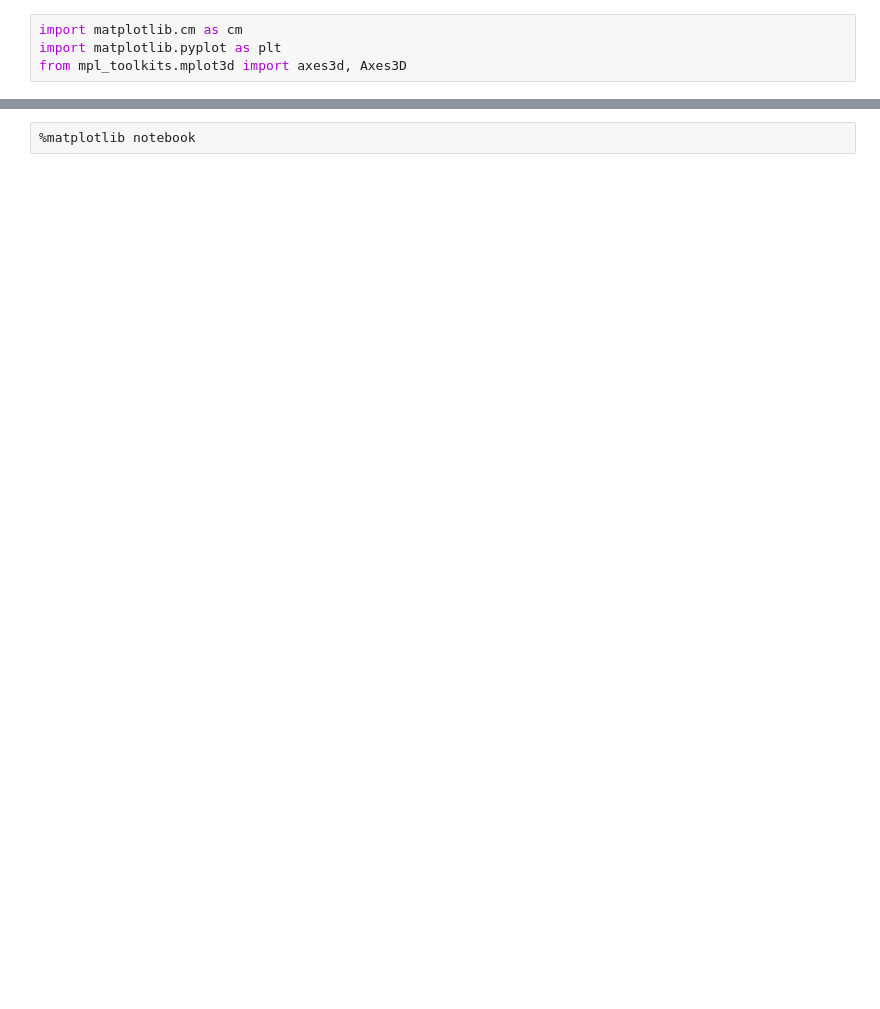
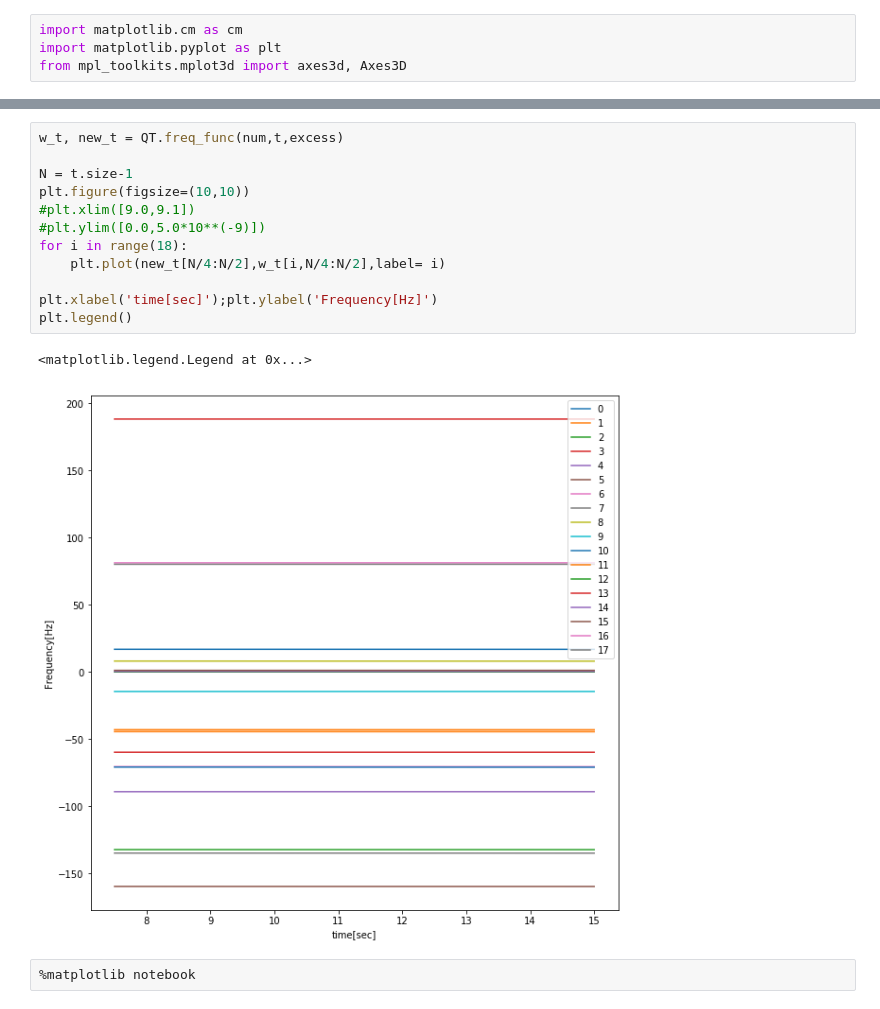
Before and after one commit to zhichen3/QA-sim, a Jupyter notebook: notebook/BSC_test.ipynb, the cells around one changed output, grey strips where cells are left out. Saved outputs shown, nothing was run; the diff lists cells and outputs as text; blank space fills up the shorter version.

```diff
--- a/notebook/BSC_test.ipynb
+++ b/notebook/BSC_test.ipynb
@@ -85,3 +82,18 @@ plt.legend()
+# %%
+w_t, new_t = QT.freq_func(num,t,excess)
+
+N = t.size-1
+plt.figure(figsize=(10,10))
+#plt.xlim([9.0,9.1])
+#plt.ylim([0.0,5.0*10**(-9)])
+for i in range(18):
+    plt.plot(new_t[N/4:N/2],w_t[i,N/4:N/2],label= i)
+
+plt.xlabel('time[sec]');plt.ylabel('Frequency[Hz]')
+plt.legend()
+# %% [output]
+<matplotlib.legend.Legend at 0x...>
+[figure, added]
 # %%
 %matplotlib notebook
 # %%
```
Also changed, not shown: parts of 37 cells of this notebook, 4 other files.
